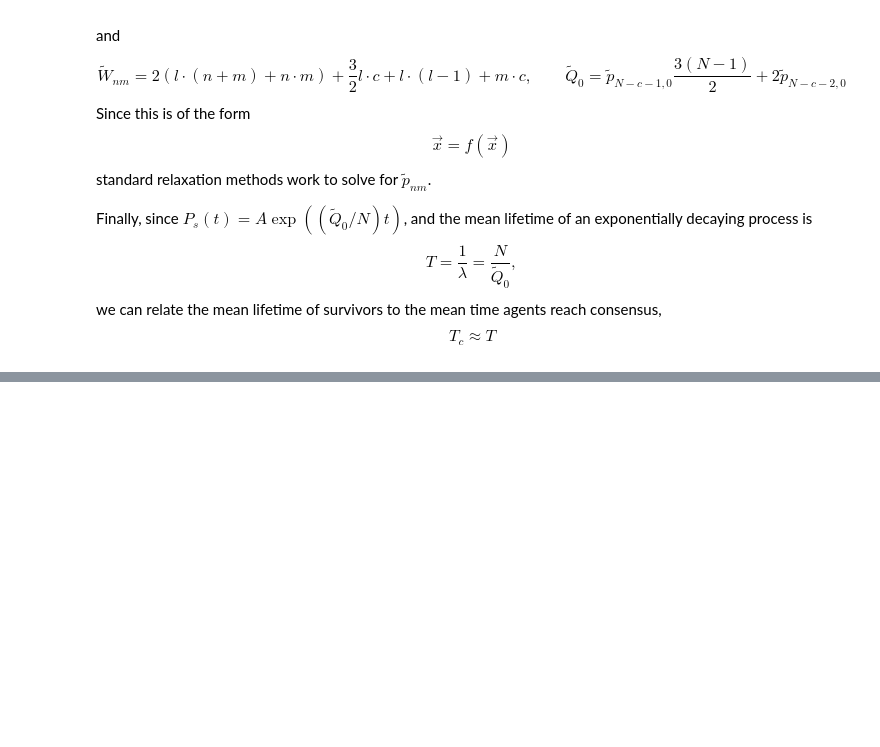
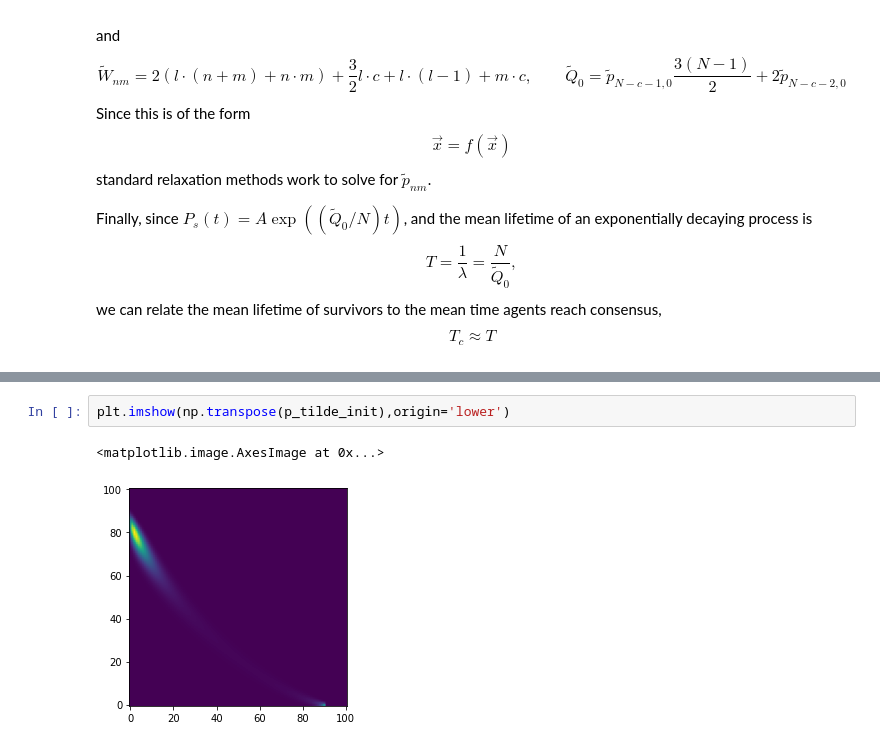
Before and after one commit to slashdotfield/Physics-305, a Jupyter notebook: AfB/notebooks/01 - Prototyping.ipynb, the cells around one changed output, grey strips where cells are left out. Cells and saved outputs as stored; diff of their text form; blank space fills up the shorter version.

```diff
--- a/AfB/notebooks/01 - Prototyping.ipynb
+++ b/AfB/notebooks/01 - Prototyping.ipynb
@@ -392,0 +465,5 @@ T_c \approx T
+# %%
+plt.imshow(np.transpose(p_tilde_init),origin='lower')
+# %% [output]
+<matplotlib.image.AxesImage at 0x...>
+[figure, added]
```
Also changed, not shown: parts of 7 cells of this notebook, 1 other file.
